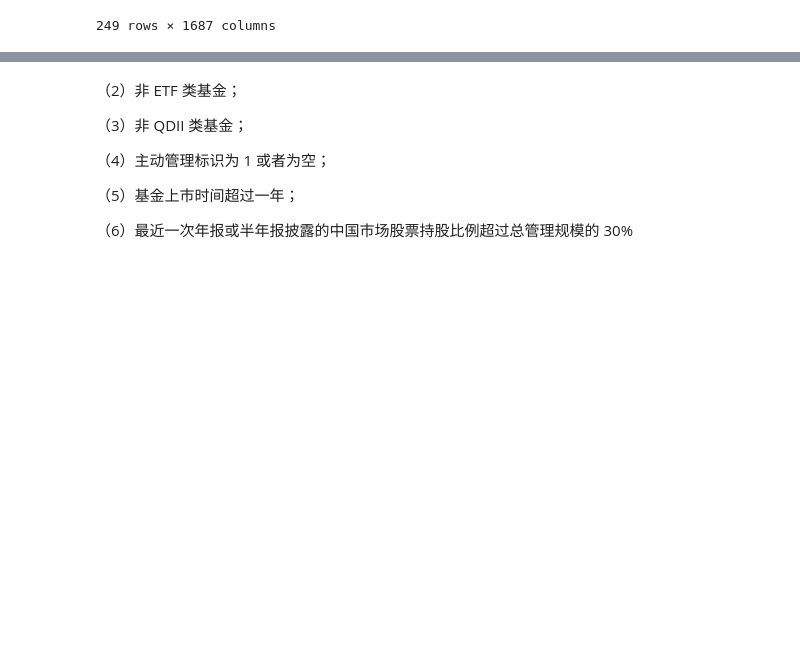
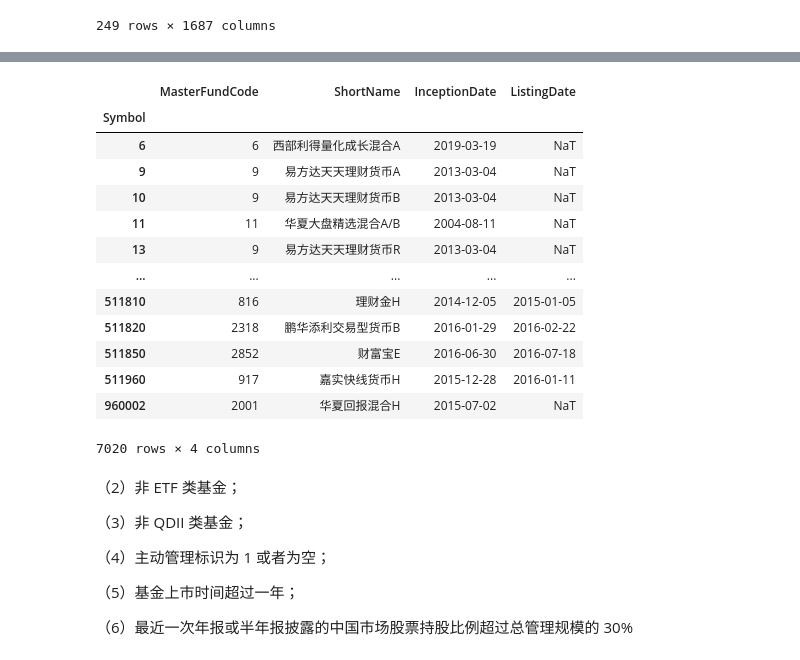
Before and after one commit to dacianpeng/mutual-fund-effective-or-not-Evidence-from-China, a Jupyter notebook: main.ipynb, the cells around one changed output, grey strips where cells are left out. Cells and saved outputs as stored; diff of their text form; code cells hidden in the pictures; blank space fills up the shorter version.

```diff
--- a/main.ipynb
+++ b/main.ipynb
@@ -536,2 +537,2 @@ mkt_month_
 # %%
-maininfo[np.logical_or(maininfo.Category == '股票型基金', maininfo.Category == '混合型基金')]
+temp = maininfo[np.logical_or(maininfo.Category == '股票型基金', maininfo.Category == '混合型基金')].MasterFundCode
@@ -552,2 +538,0 @@ maininfo[np.logical_or(maininfo.Category == '股票型基金', maininfo.Category
-# %%
-temp = _
@@ -570,3 +539,20 @@ temp[temp.MasterFundCode.duplicated(keep=False)]
+# %%
+unitclassinfo_[unitclassinfo_.MasterFundCode.apply(lambda code: True if code in temp else False)]
+# %% [output]
+|  | MasterFundCode | ShortName | InceptionDate | ListingDate |
+| Symbol |  |  |  |  |
+| 6 | 6 | 西部利得量化成长混合A | 2019-03-19 | NaT |
+| 9 | 9 | 易方达天天理财货币A | 2013-03-04 | NaT |
+| 10 | 9 | 易方达天天理财货币B | 2013-03-04 | NaT |
+| 11 | 11 | 华夏大盘精选混合A/B | 2004-08-11 | NaT |
+| 13 | 9 | 易方达天天理财货币R | 2013-03-04 | NaT |
+| ... | ... | ... | ... | ... |
+| 511810 | 816 | 理财金H | 2014-12-05 | 2015-01-05 |
+| 511820 | 2318 | 鹏华添利交易型货币B | 2016-01-29 | 2016-02-22 |
+| 511850 | 2852 | 财富宝E | 2016-06-30 | 2016-07-18 |
+| 511960 | 917 | 嘉实快线货币H | 2015-12-28 | 2016-01-11 |
+| 960002 | 2001 | 华夏回报混合H | 2015-07-02 | NaT |
+7020 rows × 4 columns
 # %% [markdown]
 （2）非 ETF 类基金；
 
```
Also changed, not shown: parts of 23 cells of this notebook.
